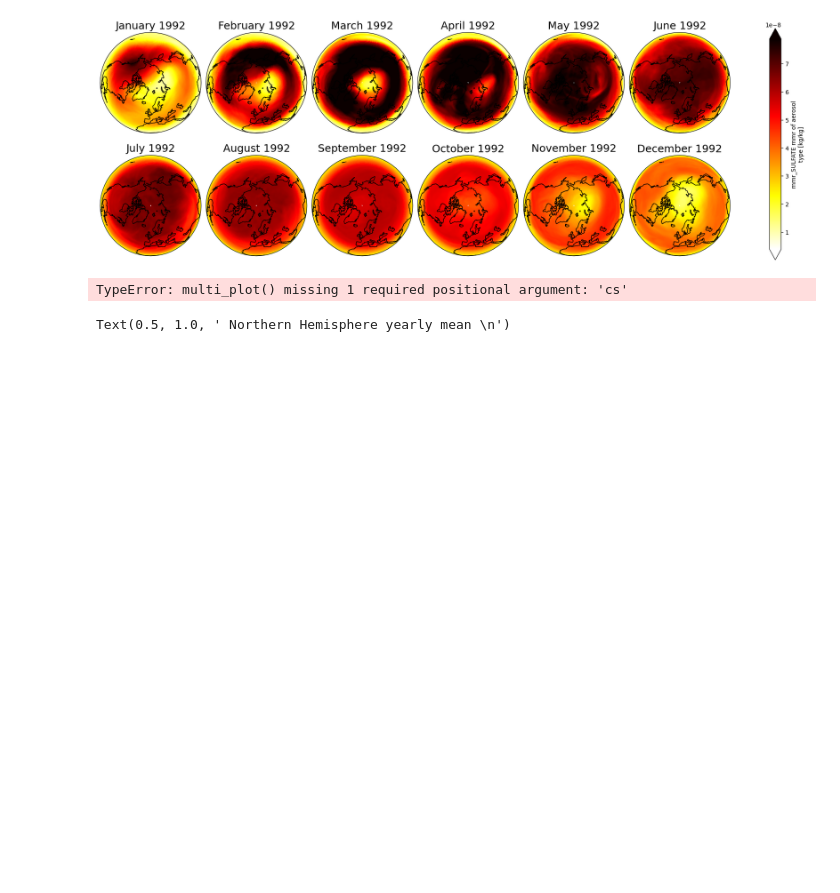
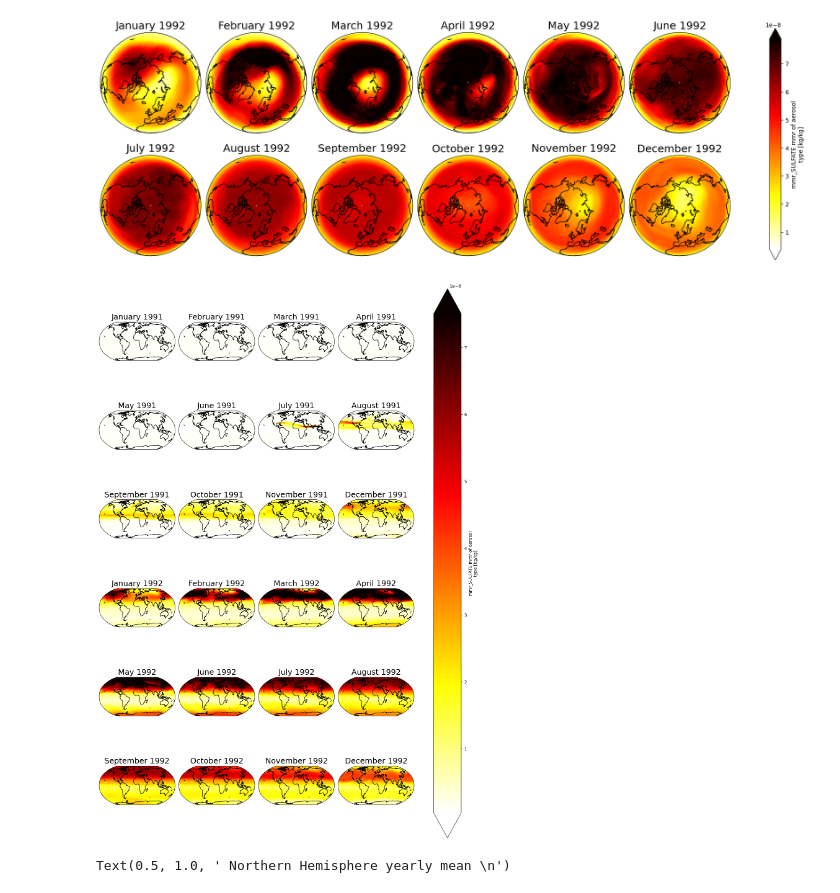
Before and after one commit to eScience-course/Tjaernoe2022-group2, a Jupyter notebook: Sigrid/Organized.ipynb, the cells around one changed output. Saved outputs shown, nothing was run; the diff lists cells and outputs as text; code cells hidden in the pictures; blank space fills up the shorter version.

```diff
--- a/Sigrid/Organized.ipynb
+++ b/Sigrid/Organized.ipynb
@@ -30,7 +30,7 @@ def computeWeightedMean(ds):
 def multi_plot(data,yr,cs):
     proj_plot = ccrs.Robinson(central_longitude=0, globe=None)
 
-    p = data.sel(time = data.time.dt.year.isin([yr])).squeeze().plot(x='lon', y='lat', levels=np.linspace(-1.5e-6,1.5e-6,31),
+    p = data.sel(time = data.time.dt.year.isin([yr])).squeeze().plot(x='lon', y='lat',
                                                                      transform=ccrs.PlateCarree(),
                                                                      #aspect=dso4_3.dims["lon"] / dso4_3.dims["lat"],  # for a sensible figsize
                                                                      subplot_kws={"projection": proj_plot},
@@ -146,9 +175,9 @@ north_multi_plot(dso4_lev,1992, 'hot_r')
 # %% [output]
 [figure]
 # %%
-multi_plot(dso4_lev,((1991),(1992)))
+multi_plot(dso4_lev,(1991,1992),'hot_r')
 # %% [output]
-TypeError: multi_plot() missing 1 required positional argument: 'cs'
+[figure, added]
 # %%
 start = cftime.DatetimeNoLeap(1990,1,15)
 end_prior_eruption = cftime.DatetimeNoLeap(1991,1,15)
```
Also changed, not shown: parts of 7 cells of this notebook, 1 other file.
